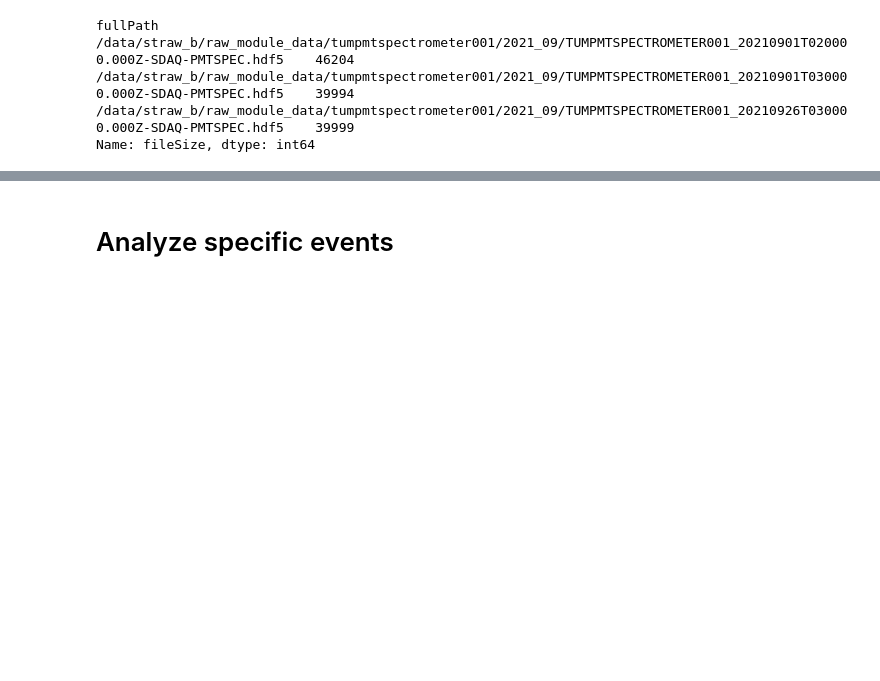
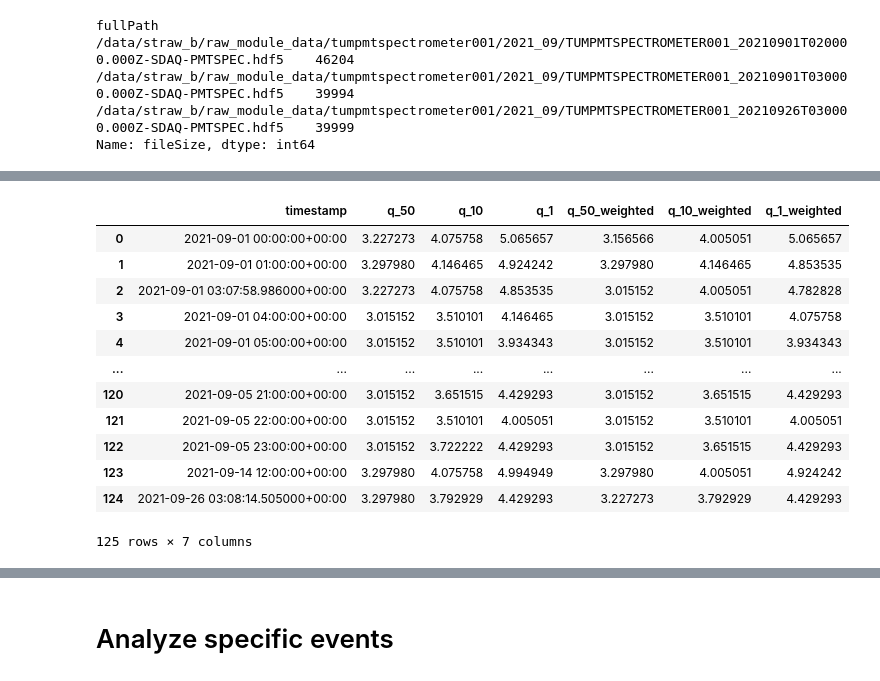
Before and after one commit to pone-software/strawb_package, a Jupyter notebook: examples/analysis_pmtspec.ipynb, the cells around one changed output, grey strips where cells are left out. Saved outputs shown, nothing was run; the diff lists cells and outputs as text; code cells hidden in the pictures; blank space fills up the shorter version.

```diff
--- a/examples/analysis_pmtspec.ipynb
+++ b/examples/analysis_pmtspec.ipynb
@@ -316,0 +350,37 @@ Text(0.5, 1.0, '2021-09-01 00:00:00+00:00 - 2021-09-26 03:08:14.505000+00:00')
+# %%
+## percentiles of rate per hour
+# plt.figure(1, figsize=(10, 6))
+
+quantiles = [0.5, 0.1, 0.01]
+quantile_values = []
+
+for _, trb in good_trb_series.iterrows():
+    cs = np.cumsum(trb.rate_hist[::-1]).astype(float)
+    cs /= cs[-1]
+    tmp = {"timestamp": trb.timestamp}
+    for q in quantiles:
+        mids = (trb.rate_bins[:-1] + trb.rate_bins[1:]) * 0.5
+        tmp[f"q_{int(q*100)}"] = mids[cs[::-1] >= q][-1]
+
+    cs = np.cumsum(trb.weighted_rate_hist[::-1]).astype(float)
+    cs /= cs[-1]
+    for q in quantiles:
+        mids = (trb.rate_bins[:-1] + trb.rate_bins[1:]) * 0.5
+        tmp[f"q_{int(q*100)}_weighted"] = mids[cs[::-1] >= q][-1]
+    quantile_values.append(tmp)
+quantile_values = pd.DataFrame(quantile_values)
+quantile_values
+# %% [output]
+|  | timestamp | q_50 | q_10 | q_1 | q_50_weighted | q_10_weighted | q_1_weighted |
+| 0 | 2021-09-01 00:00:00+00:00 | 3.227273 | 4.075758 | 5.065657 | 3.156566 | 4.005051 | 5.065657 |
+| 1 | 2021-09-01 01:00:00+00:00 | 3.297980 | 4.146465 | 4.924242 | 3.297980 | 4.146465 | 4.853535 |
+| 2 | 2021-09-01 03:07:58.986000+00:00 | 3.227273 | 4.075758 | 4.853535 | 3.015152 | 4.005051 | 4.782828 |
+| 3 | 2021-09-01 04:00:00+00:00 | 3.015152 | 3.510101 | 4.146465 | 3.015152 | 3.510101 | 4.075758 |
+| 4 | 2021-09-01 05:00:00+00:00 | 3.015152 | 3.510101 | 3.934343 | 3.015152 | 3.510101 | 3.934343 |
+| ... | ... | ... | ... | ... | ... | ... | ... |
+| 120 | 2021-09-05 21:00:00+00:00 | 3.015152 | 3.651515 | 4.429293 | 3.015152 | 3.651515 | 4.429293 |
+| 121 | 2021-09-05 22:00:00+00:00 | 3.015152 | 3.510101 | 4.005051 | 3.015152 | 3.510101 | 4.005051 |
+| 122 | 2021-09-05 23:00:00+00:00 | 3.015152 | 3.722222 | 4.429293 | 3.015152 | 3.651515 | 4.429293 |
+| 123 | 2021-09-14 12:00:00+00:00 | 3.297980 | 4.075758 | 4.994949 | 3.297980 | 4.005051 | 4.924242 |
+| 124 | 2021-09-26 03:08:14.505000+00:00 | 3.297980 | 3.792929 | 4.429293 | 3.227273 | 3.792929 | 4.429293 |
+125 rows × 7 columns
```
Also changed, not shown: parts of 19 cells of this notebook.
